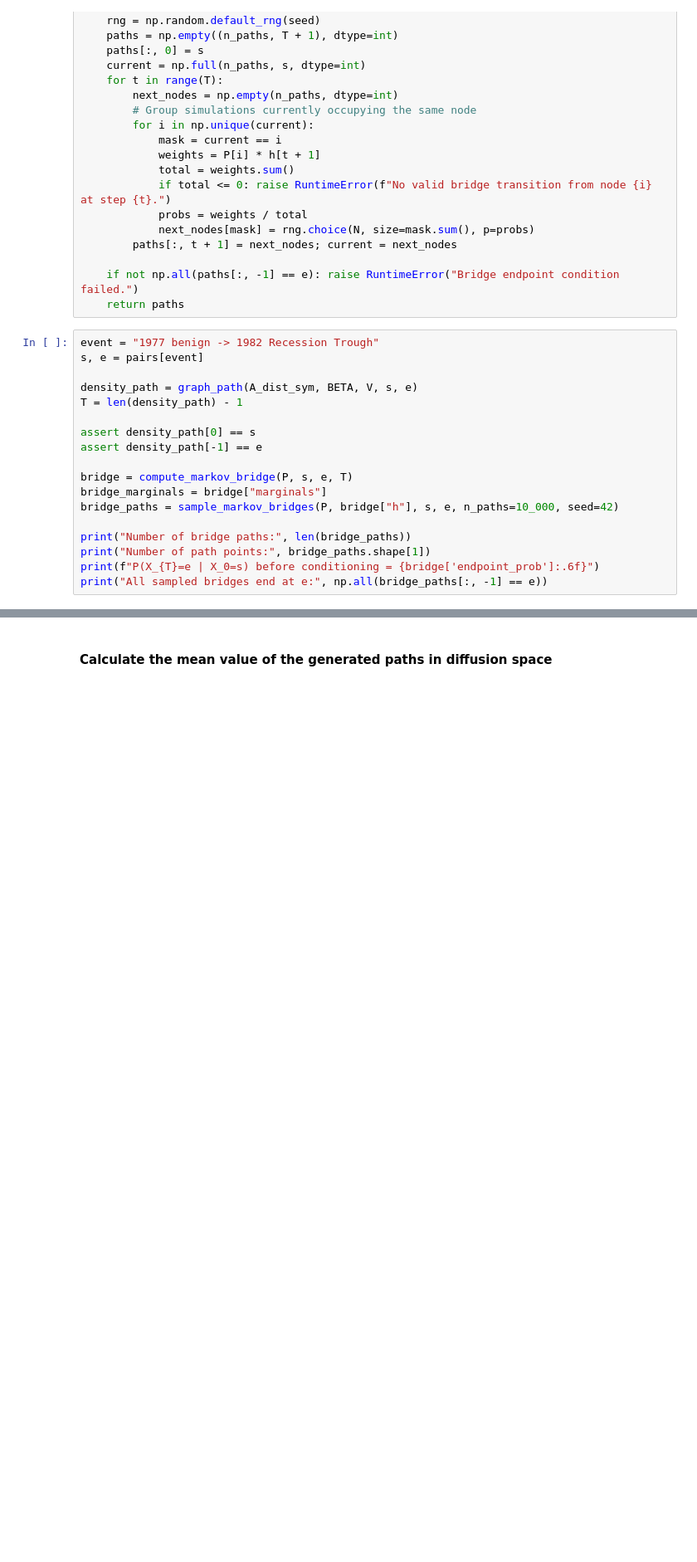
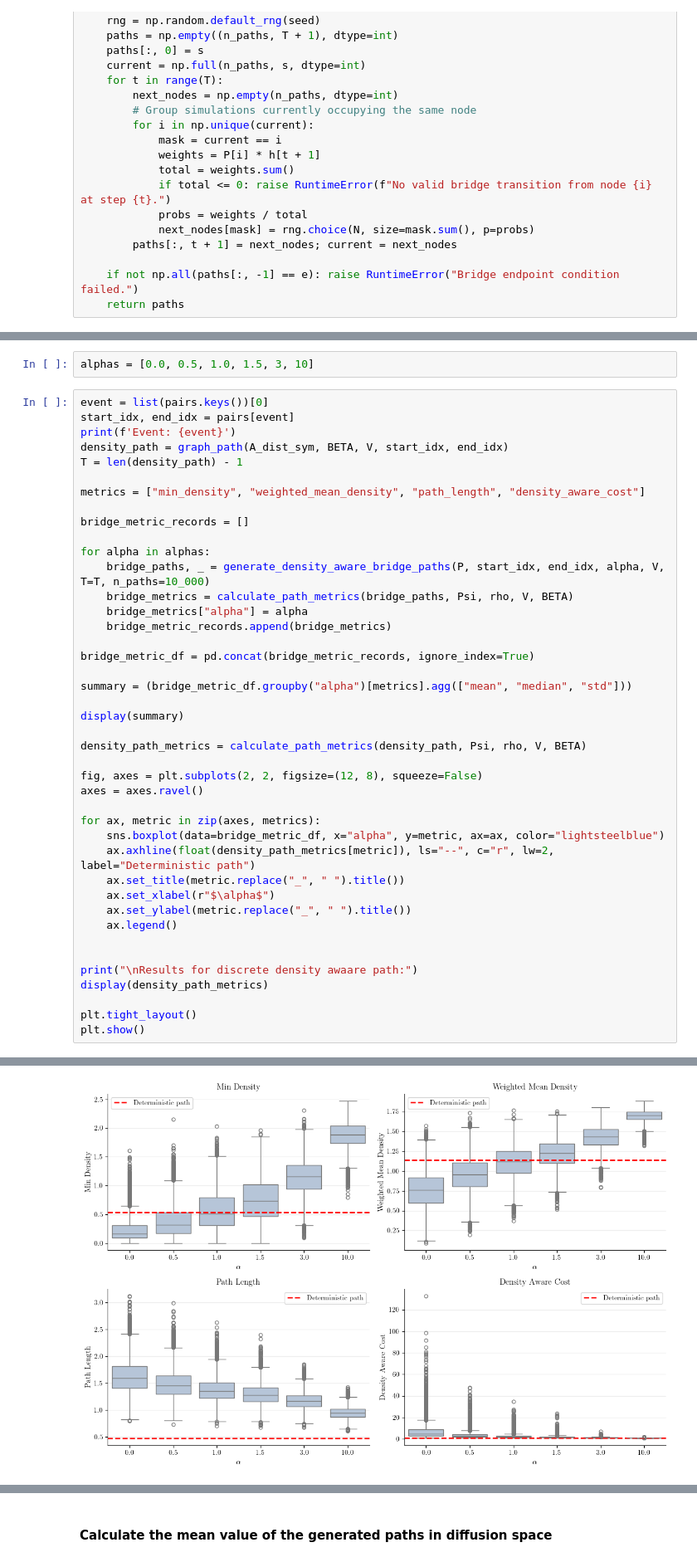
Before and after one commit to adamfowliee/JDKF_Starter, a Jupyter notebook: dissertation_brief/markov_bridge_extension.ipynb, the cells around one changed output, grey strips where cells are left out. Shown at 83% size. Saved outputs shown, nothing was run; the diff lists cells and outputs as text; blank space fills up the shorter version.

Commit message:
Markov bridge analysis

```diff
--- a/dissertation_brief/markov_bridge_extension.ipynb
+++ b/dissertation_brief/markov_bridge_extension.ipynb
@@ -175,21 +193,3 @@ def sample_markov_bridges(P, h, s, e, n_paths=10_000, seed=42):
 
     if not np.all(paths[:, -1] == e): raise RuntimeError("Bridge endpoint condition failed.")
     return paths
-# %%
-event = "1977 benign -> 1982 Recession Trough"
-s, e = pairs[event]
-
-density_path = graph_path(A_dist_sym, BETA, V, s, e)
-T = len(density_path) - 1
-
-assert density_path[0] == s
-assert density_path[-1] == e
-
-bridge = compute_markov_bridge(P, s, e, T)
-bridge_marginals = bridge["marginals"]
-bridge_paths = sample_markov_bridges(P, bridge["h"], s, e, n_paths=10_000, seed=42)
-
-print("Number of bridge paths:", len(bridge_paths))
-print("Number of path points:", bridge_paths.shape[1])
-print(f"P(X_{T}=e | X_0=s) before conditioning = {bridge['endpoint_prob']:.6f}")
-print("All sampled bridges end at e:", np.all(bridge_paths[:, -1] == e))
@@ -200,0 +254,45 @@ All sampled bridges end at e: True
+# %%
+alphas = [0.0, 0.5, 1.0, 1.5, 3, 10]
+# %%
+event = list(pairs.keys())[0]
+start_idx, end_idx = pairs[event]
+print(f'Event: {event}')
+density_path = graph_path(A_dist_sym, BETA, V, start_idx, end_idx)
+T = len(density_path) - 1
+
+metrics = ["min_density", "weighted_mean_density", "path_length", "density_aware_cost"]
+
+bridge_metric_records = []
+
+for alpha in alphas:
+    bridge_paths, _ = generate_density_aware_bridge_paths(P, start_idx, end_idx, alpha, V, T=T, n_paths=10_000)
+    bridge_metrics = calculate_path_metrics(bridge_paths, Psi, rho, V, BETA)
+    bridge_metrics["alpha"] = alpha
+    bridge_metric_records.append(bridge_metrics)
+
+bridge_metric_df = pd.concat(bridge_metric_records, ignore_index=True)
+
+summary = (bridge_metric_df.groupby("alpha")[metrics].agg(["mean", "median", "std"]))
+
+display(summary)
+
+density_path_metrics = calculate_path_metrics(density_path, Psi, rho, V, BETA)
+
+fig, axes = plt.subplots(2, 2, figsize=(12, 8), squeeze=False)
+axes = axes.ravel()
+
+for ax, metric in zip(axes, metrics):
+    sns.boxplot(data=bridge_metric_df, x="alpha", y=metric, ax=ax, color="lightsteelblue")
+    ax.axhline(float(density_path_metrics[metric]), ls="--", c="r", lw=2, label="Deterministic path")
+    ax.set_title(metric.replace("_", " ").title())
+    ax.set_xlabel(r"$\alpha$")
+    ax.set_ylabel(metric.replace("_", " ").title())
+    ax.legend()
+
+
+print("\nResults for discrete density awaare path:")
+display(density_path_metrics)
+
+plt.tight_layout()
+plt.show()
+# %% [output]
@@ -200,0 +315 @@ All sampled bridges end at e: True
+[figure, added]
```
Also changed, not shown: parts of 31 cells of this notebook, 8 other files.
